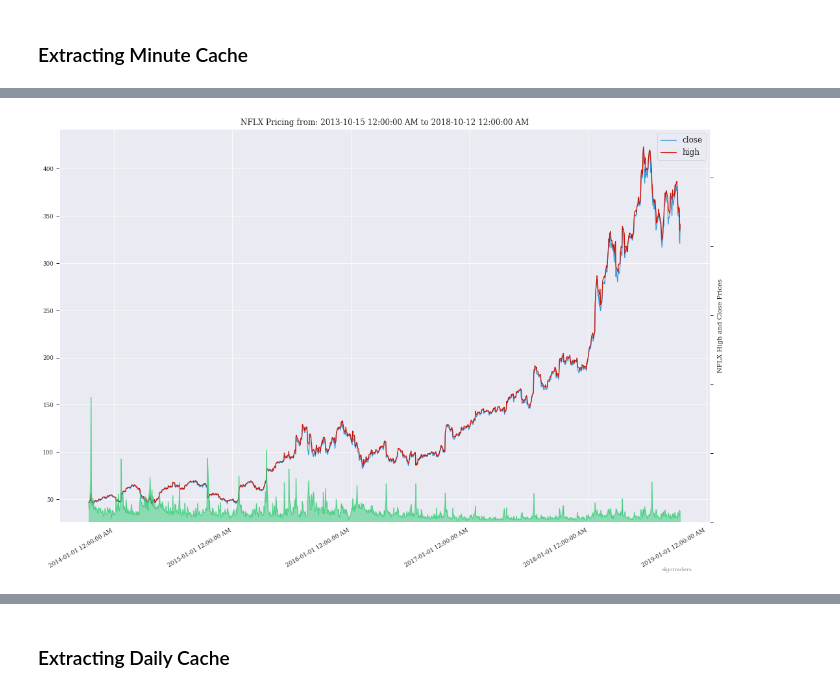
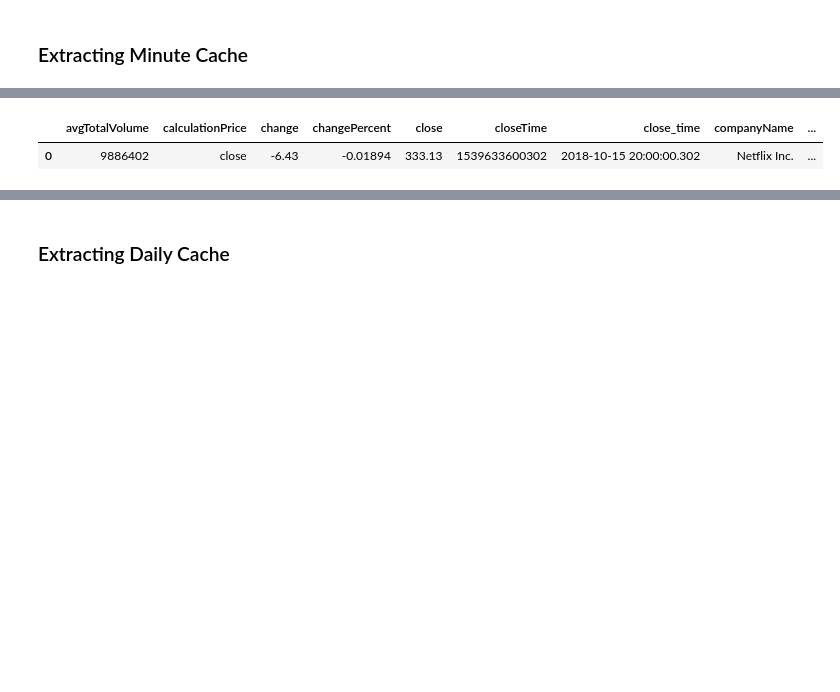
Before and after one commit to AlgoTraders/stock-analysis-engine, a Jupyter notebook: compose/docker/notebooks/Stock-Analysis-Intro-Extracting-Datasets.ipynb, the cells around one changed output, grey strips where cells are left out. Cells and saved outputs as stored; diff of their text form; code cells hidden in the pictures; blank space fills up the shorter version.

```diff
--- a/compose/docker/notebooks/Stock-Analysis-Intro-Extracting-Datasets.ipynb
+++ b/compose/docker/notebooks/Stock-Analysis-Intro-Extracting-Datasets.ipynb
@@ -167,15 +162,7 @@ if extract_status == SUCCESS:
         'ticker={} creating chart date={}'.format(
             ticker,
             today_str))
-    """
-    Plot Pricing with the Volume Overlay:
-    """
-    image_res = ae_charts.plot_overlay_pricing_and_volume(
-        log_label='intro-nb-{}'.format(ticker),
-        ticker=ticker,
-        date_format=IEX_TICK_DATE_FORMAT,
-        df=quote_df,
-        show_plot=True)
+    display(quote_df)
 else:
     log.error('ticker={} - did not extract a dataset from redis_key={}'.format(ticker, cache_dict['quote']))
 # %% [output]
@@ -185 +170,2 @@ else:
-[figure, removed]
+|  | avgTotalVolume | calculationPrice | change | changePercent | close | closeTime | close_time | companyName | ... |
+| 0 | 9886402 | close | -6.43 | -0.01894 | 333.13 | 1539633600302 | 2018-10-15 20:00:00.302 | Netflix Inc. | ... |
```
Also changed, not shown: parts of 28 cells of this notebook.
